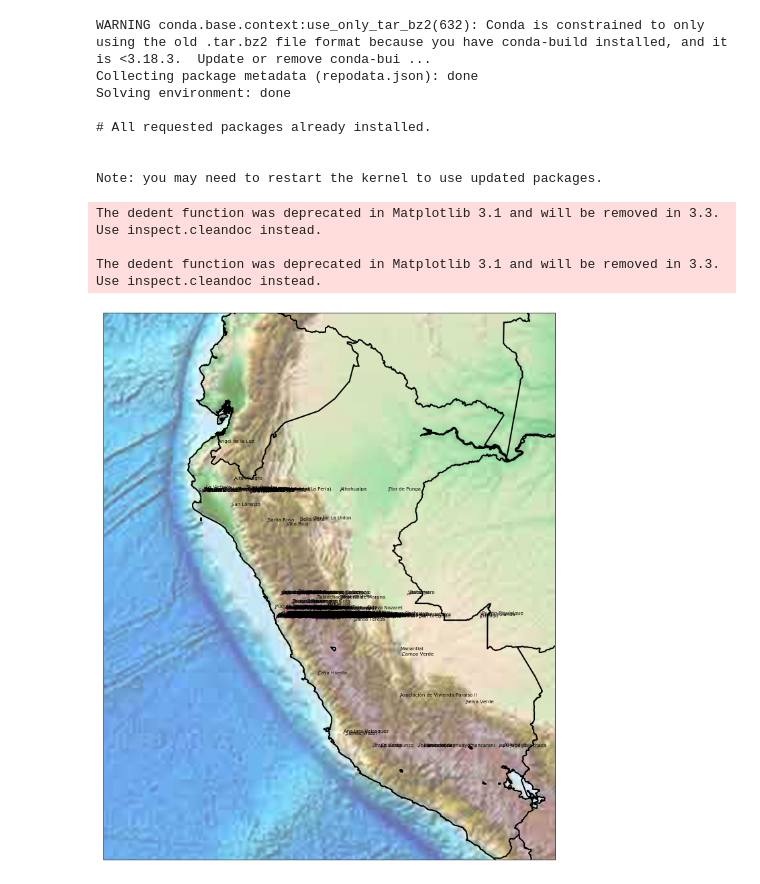
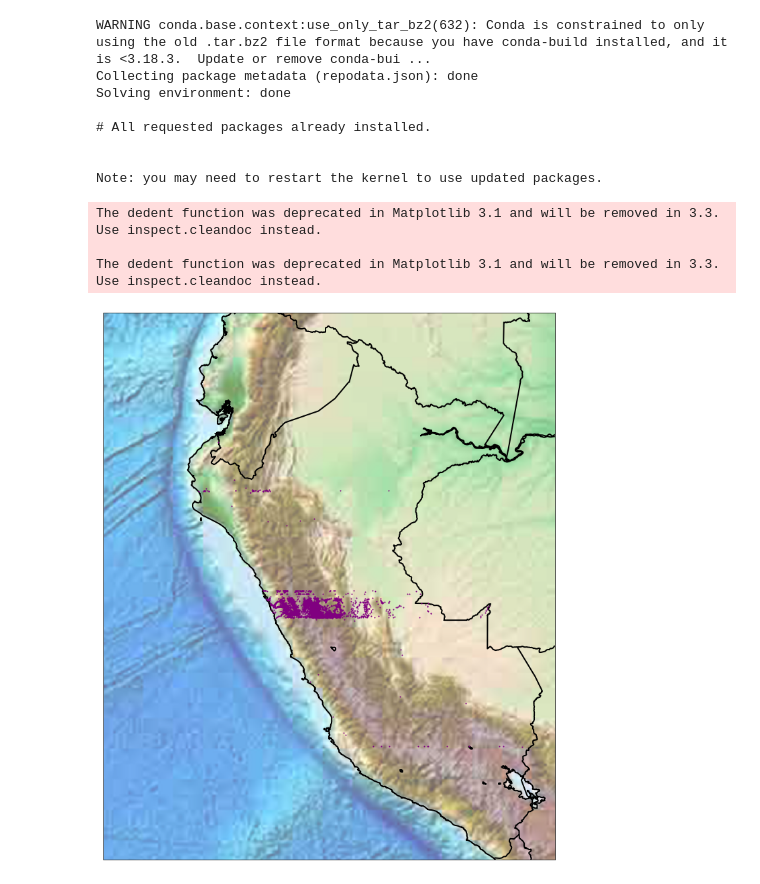
Before and after one commit to UNDERDOGZZ/TSP, a Jupyter notebook: Archivos - Ricardo Guevara/AlgoritmoRicardoG.ipynb, the cells around one changed output. Saved outputs shown, nothing was run; the diff lists cells and outputs as text; code cells hidden in the pictures.

```diff
--- a/Archivos - Ricardo Guevara/AlgoritmoRicardoG.ipynb
+++ b/Archivos - Ricardo Guevara/AlgoritmoRicardoG.ipynb
@@ -42,34 +42,34 @@ Note: you may need to restart the kernel to use updated packages.
 # %%
 fig = plt.figure(figsize=(15, 15))
 m = Basemap(projection='mill', resolution='h',
             lat_0=-9.1899672, lon_0=-75.015152,llcrnrlat = -18.384377,
             llcrnrlon = -84.342834,
             urcrnrlat = 0.936457,
             urcrnrlon = -68.225205)
 m.etopo(scale=4, alpha=0.6)
 
 # Map (long, lat) to (x, y) for plotting
 x, y = m(-72.531266212, -13.992029757)
 
 #plt.plot(x, y, 'ok', markersize=1)
 m.drawcoastlines(linewidth=2)
 m.drawcountries(linewidth=2)
 #plt.text(x, y, ' Seattle', fontsize=9);
 
-pD, pla, c = readCPxDto('test1008.csv')
+pD, pla, c = readCPxDto('test5000.csv')
 for i in range(len(pla)):
     d = pla[i]
     for j in range(len(c[d])):
         x, y = m(pD[d][j]['x'], pD[d][j]['y'])
         plt.plot(x, y,'ok',markersize=1,color='purple')
-        plt.text(x, y, pD[d][j]['name'], fontsize=7)
+        #plt.text(x, y, pD[d][j]['name'], fontsize=7)
         del x
         del y
 # %% [output]
 The dedent function was deprecated in Matplotlib 3.1 and will be removed in 3.3. Use inspect.cleandoc instead.
 
 The dedent function was deprecated in Matplotlib 3.1 and will be removed in 3.3. Use inspect.cleandoc instead.
-[figure, old version]
+[figure, new version]
 # %%
 import heapq as hq
 import math
```
Also changed, not shown: parts of 2 cells of this notebook, 1 other file.
